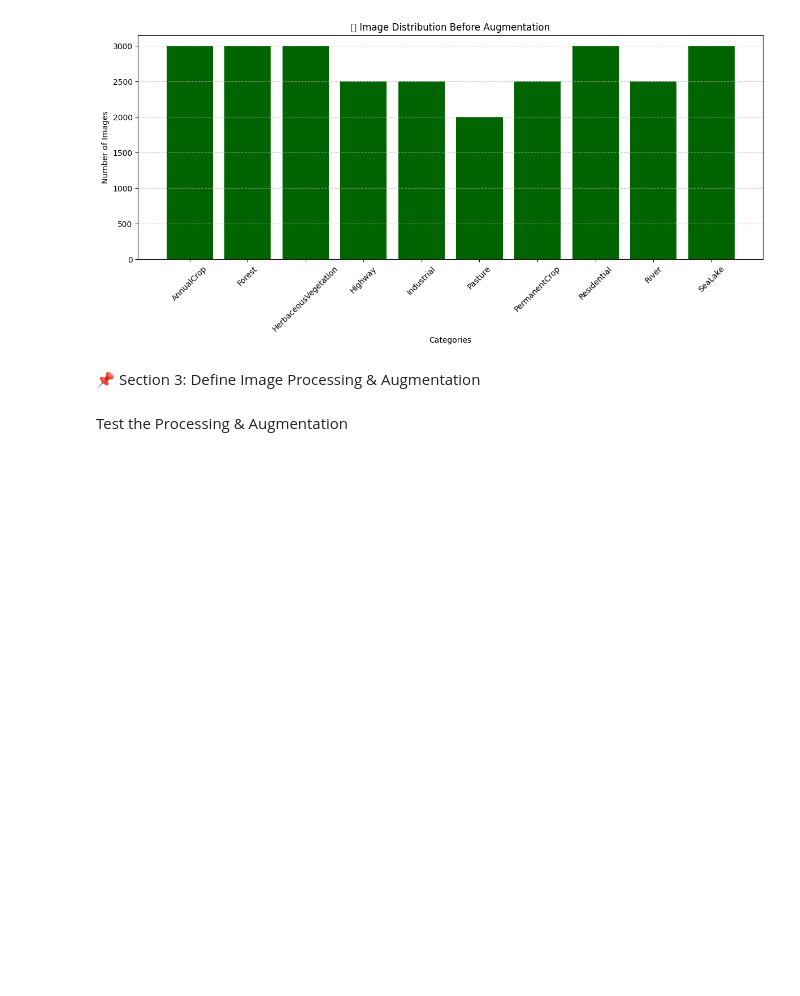
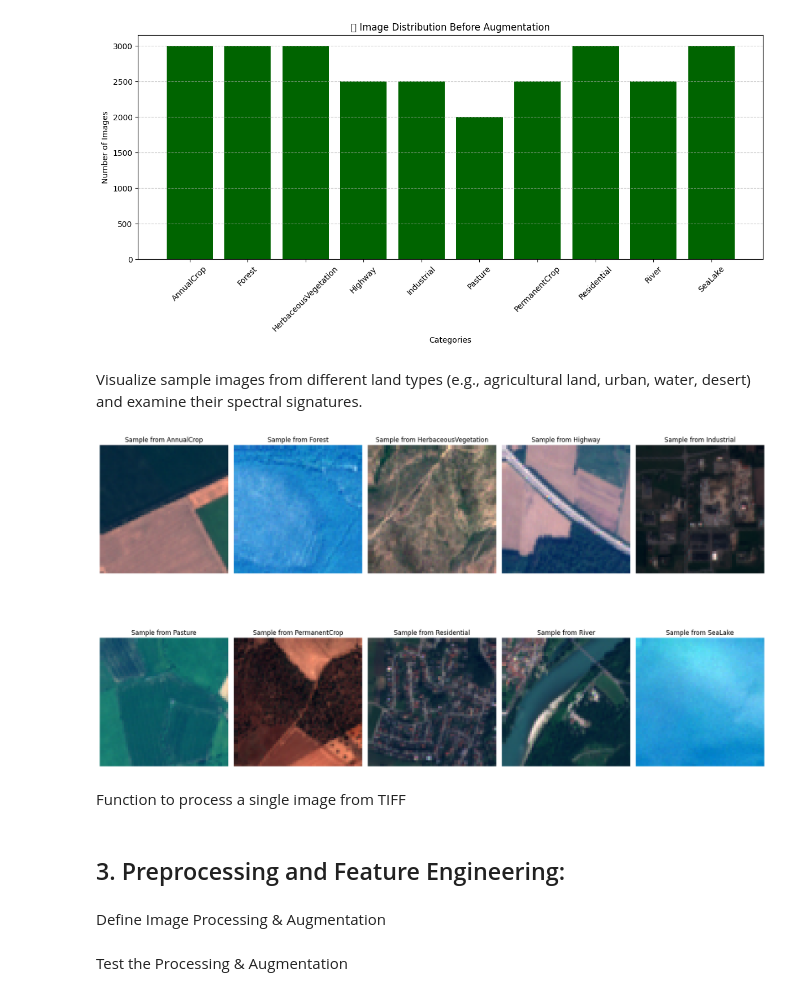
Before and after one commit to ahmed-hazem-1/DEPI-Project--Land-Type-Classification, a Jupyter notebook: 1st milestone/1st_Milestone.ipynb, the cells around one changed output. Drawn from its saved outputs; the diff is of its cells as text; code cells hidden in the pictures; blank space fills up the shorter version.

```diff
--- a/1st milestone/1st_Milestone.ipynb
+++ b/1st milestone/1st_Milestone.ipynb
@@ -251,3 +259,33 @@ plt.tight_layout()
 plt.show()
 # %% [output]
 [figure]
+# %% [markdown]
+Visualize sample images from different land types (e.g., agricultural land, urban, water,
+desert) and examine their spectral signatures.
+# %%
+def visualize_sample_images(data_path):
+    categories = sorted(os.listdir(Data_path))
+
+    plt.figure(figsize=(18, 12))
+
+    for i, category in enumerate(categories):
+        category_path = os.path.join(data_path, category)
+        sample_file = next(f for f in os.listdir(category_path) if f.lower().endswith(".tif"))
+        sample_image_path = os.path.join(category_path, sample_file)
+
+        img = process_rgb_image(sample_image_path)
+
+        plt.subplot(2, 5, i + 1)
+        plt.imshow(img)
+        plt.axis("off")
+        plt.title(f"Sample from {category}")
+
+    plt.tight_layout()
+    plt.show()
+
+# Usage example
+visualize_sample_images(Data_path)
+# %% [output]
+[figure, added]
+# %% [markdown]
+ Function to process a single image from TIFF
@@ -254,2 +306,4 @@ plt.show()
+# %% [markdown]
+##  3. Preprocessing and Feature Engineering:
 # %% [markdown]
-📌 Section 3: Define Image Processing & Augmentation
+ Define Image Processing & Augmentation
```
Also changed, not shown: parts of 51 cells of this notebook.
